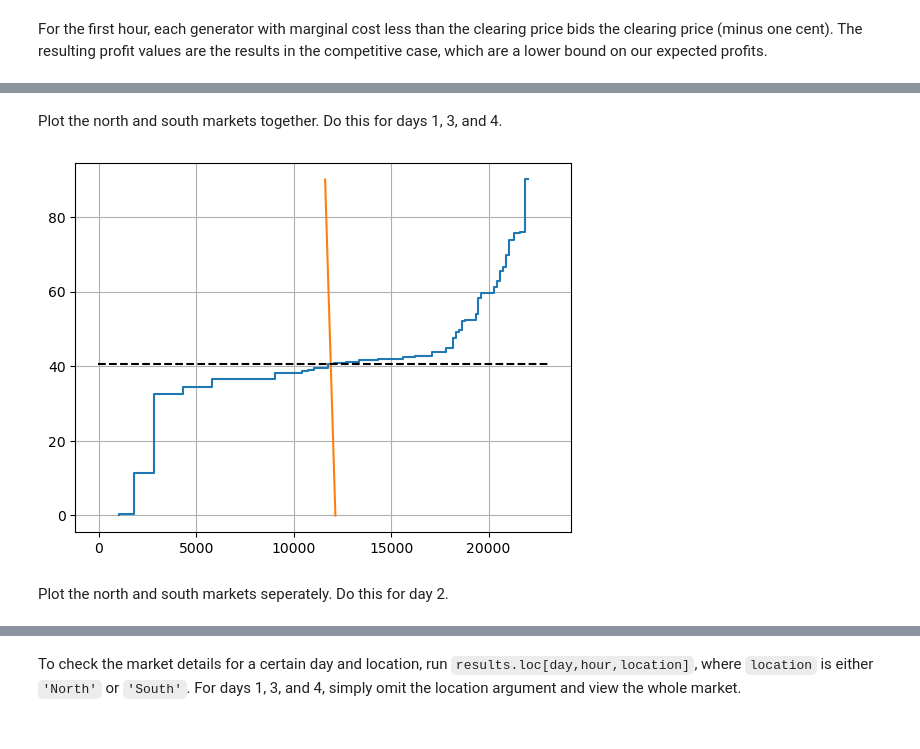
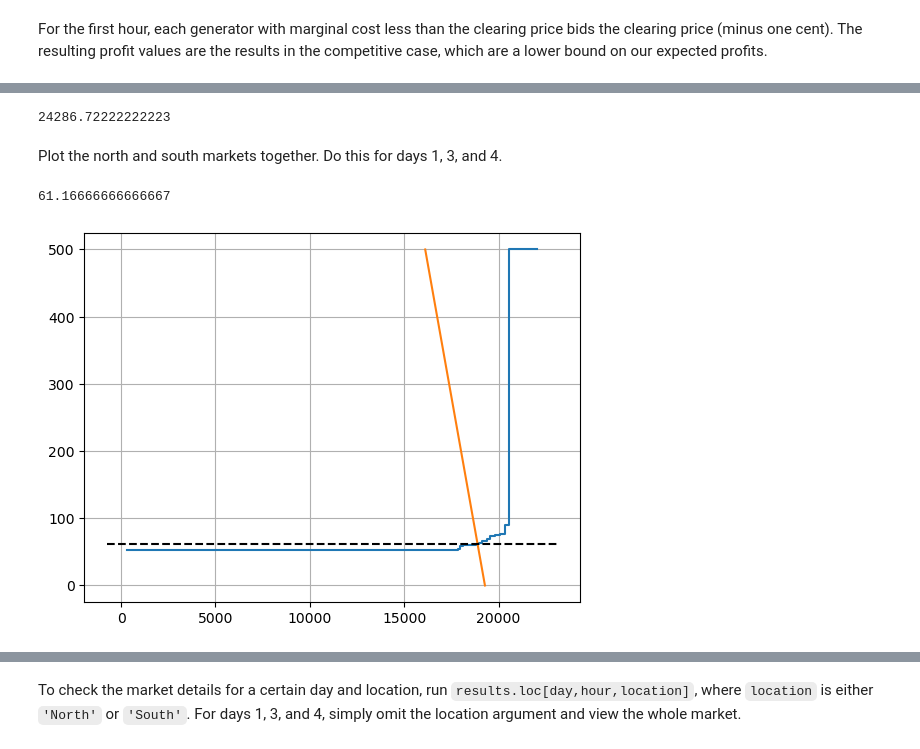
Before and after one commit to eli-brock/esg_simulator, a Jupyter notebook: esg_simulator.ipynb, the cells around one changed output, grey strips where cells are left out. Drawn from its saved outputs; the diff is of its cells as text; code cells hidden in the pictures.

```diff
--- a/esg_simulator.ipynb
+++ b/esg_simulator.ipynb
@@ -127,3 +128,15 @@ results = simulate(bids)
+# %%
+bids.loc[('South','Beachfront','MANDALAY 1&2'),(1,1)] = 39.49
+
+bids.loc[('South','Beachfront','COOLWATER'),(1,2)] = 43.79
+bids.loc[('South','Beachfront','ETIWANDA 1-4'),(1,2)] = 500
+
+bids.loc[('South','Beachfront','MANDALAY 3'),(1,3)] = 52.49
+bids.loc[('South','Beachfront','ETIWANDA 1-4'),(1,3)] = 500
+bids.loc[('South','Beachfront','COOLWATER'),(1,3)] = 500
+
+profiles.loc[(['North', 'South'], 1), 'Load Intercept'] *= .91
+results = simulate(bids)
 # %% [markdown]
 For the first hour, each generator with marginal cost less than the clearing price bids the clearing price (minus one cent). The resulting profit values are the results in the competitive case, which are a lower bound on our expected profits.
 # %%
@@ -132,5 +145,6 @@ prices = results.loc[1].groupby('Hour').apply(
 )
 prices = prices['Total Marginal Cost'] + prices.Surplus/prices.Dispatch
 bids[1] = bids[1].apply(lambda row: np.maximum(row, prices-.01), axis='columns')
+
+profiles.loc[(['North', 'South'], 1), 'Load Intercept'] *= 1.00/.91
 results = simulate(bids)
-results.Profit.groupby('portfolio').sum()
@@ -171,15 +164,18 @@ bids
+# %%
+results.loc[(1,3,'South','Beachfront')].Surplus.sum()
+# %% [output]
+24286.72222222223
 # %% [markdown]
 Plot the north and south markets together. Do this for days 1, 3, and 4.
 # %%
-day = 4
-hour = 1
+day = 1
+hour = 3
 
 fig, ax = plt.subplots()
 hour_results = results.loc[day, hour]
 (intercept, slope) = profiles.loc[(['North', 'South'], day, hour)].sum()
 visualize(hour_results, intercept, slope, ax)
 fig.show()
 # %% [output]
+61.16666666666667
-[figure, old version]
+[figure, new version]
-# %% [markdown]
-Plot the north and south markets seperately. Do this for day 2.
```
Also changed, not shown: parts of 9 cells of this notebook, 1 other file.
